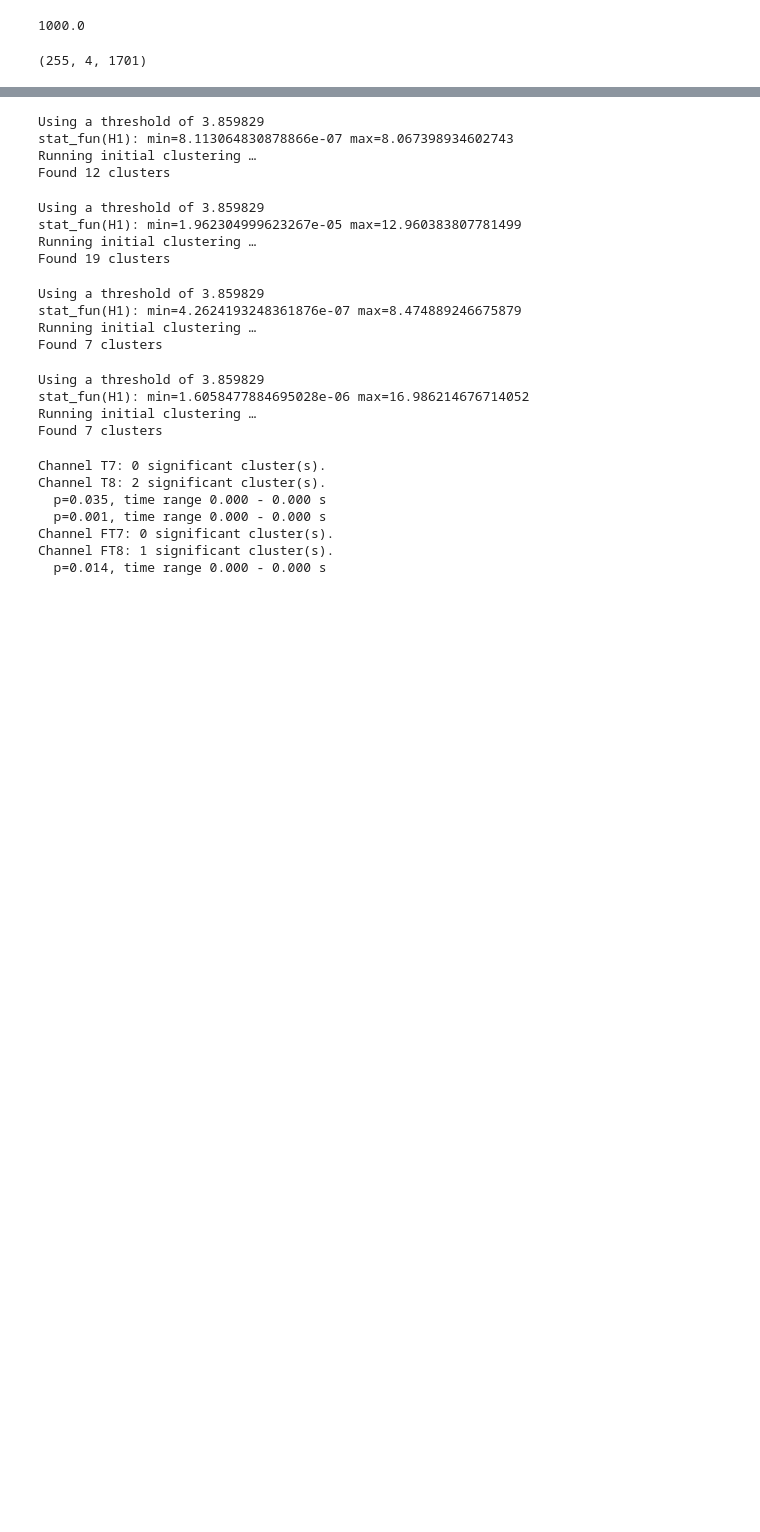
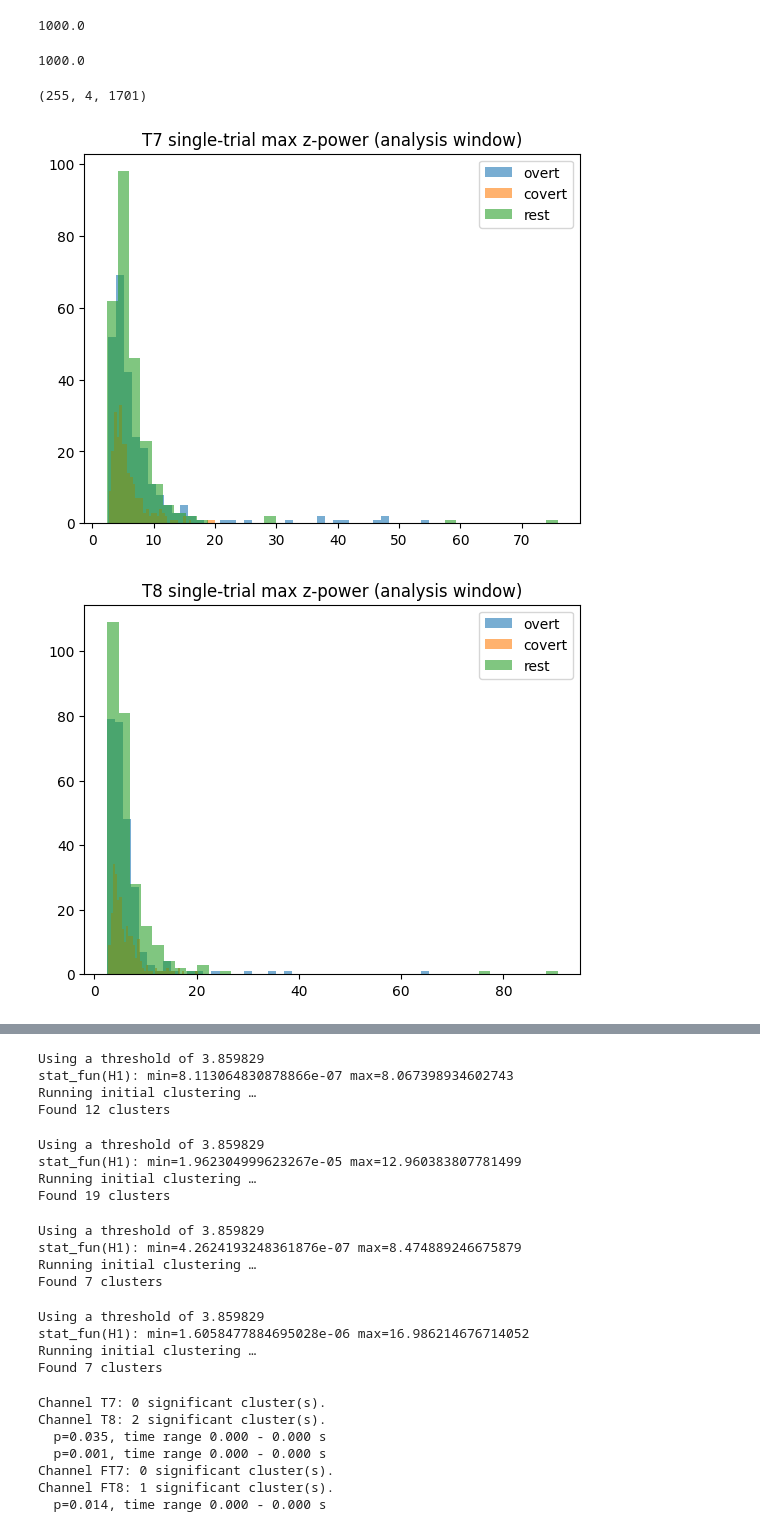
Before and after one commit to owaismujtaba/mind-voice, a Jupyter notebook: mortor.ipynb, the cells around one changed output, grey strips where cells are left out. Saved outputs shown, nothing was run; the diff lists cells and outputs as text; code cells hidden in the pictures; blank space fills up the shorter version.

```diff
--- a/mortor.ipynb
+++ b/mortor.ipynb
@@ -75,7 +71,7 @@ covert = EEGEpochBuilder(
 
 rest = EEGEpochBuilder(
     eeg_data=eeg,
-    trial_mode='', trial_unit='Words',
+    trial_mode='Real', trial_unit='Words',
     trial_boundary='Start',
     experiment_mode='Experiment',
     trial_type='Fixation',
@@ -171,6 +158,6 @@ Using data from preloaded Raw for 510 events and 1701 original time points ...
 0 bad epochs dropped
 # %%
-hf_band = (70, 150)
+hf_band = (60, 170)
 baseline = (-0.5, -0.1)       # baseline window in seconds (pre-stim/trial)
 sfreq = covert_epochs.info['sfreq']
 analysis_window = (0.0, 0.6)  # analysis window relative to epoch/event
@@ -210,6 +197,10 @@ def baseline_zscore(power, times, baseline_window):
     baseline_std[baseline_std == 0] = 1e-12
     z = (power - baseline_mean) / baseline_std
     return z
+# %%
+overt_epochs.info['sfreq']
+# %% [output]
+1000.0
 # %%
 times = overt_epochs.times
 overt_power.shape
@@ -219,3 +210,17 @@ overt_power.shape
 overt_z = baseline_zscore(overt_power, times, baseline)
 covert_z = baseline_zscore(covert_power, times, baseline)
 rest_z = baseline_zscore(rest_power, times, baseline)
+# %%
+overt_max = overt_z[:, :,].max(axis=-1)  # (n_overt, n_ch)
+covert_max = covert_z[:, :, ].max(axis=-1)
+rest_max = rest_z[:, :, ].max(axis=-1)
+for ch_idx, ch in enumerate(ch_names):
+    plt.figure()
+    plt.hist(overt_max[:, ch_idx], bins=40, alpha=0.6, label='overt')
+    plt.hist(covert_max[:, ch_idx], bins=40, alpha=0.6, label='covert')
+    plt.hist(rest_max[:, ch_idx], bins=40, alpha=0.6, label='rest')
+    plt.title(f'{ch} single-trial max z-power (analysis window)')
+    plt.legend()
+# %% [output]
+[figure, added]
+[figure, added]
```
Also changed, not shown: parts of 10 cells of this notebook, 59 other files.
